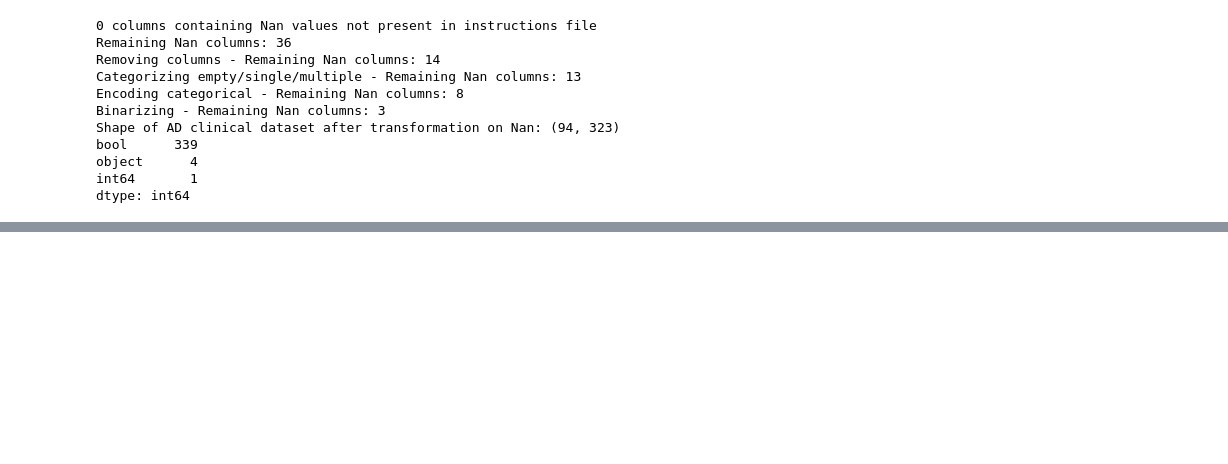
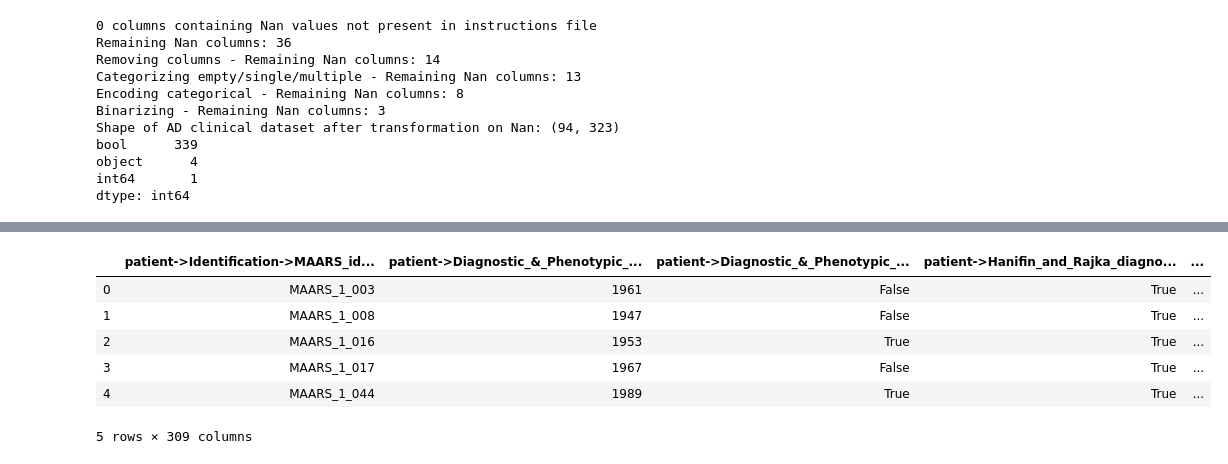
Before and after one commit to dataforgoodfr/batch6_eczema, a Jupyter notebook: preprocessing/data_cleaning.ipynb, the cells around one changed output, grey strips where cells are left out. Saved outputs shown, nothing was run; the diff lists cells and outputs as text; code cells hidden in the pictures; blank space fills up the shorter version.

```diff
--- a/preprocessing/data_cleaning.ipynb
+++ b/preprocessing/data_cleaning.ipynb
@@ -318,3 +318,30 @@ final_data.shape
+# %%
+## Merge columns
+with open('to_merge.txt', 'r', encoding="ISO-8859-1") as file:
+    data = file.read()
+elements = data.split('\n\n\n')
+for elem in elements:
+    list_to_merge = elem.split('\n\n')
+    new_column = list_to_merge[0].strip().strip('"')
+    columns = list_to_merge[1:]
+    values = ad_df[columns].sum(axis = 1, skipna = True).apply(lambda x: 1 if x>0 else 0)
+    split = new_column.split('->')
+    to_remove = True
+    if len(split)> 0:
+        new_column = ("->").join(columns[0].split('->')[:-1]) + '->' + split[0].strip().strip('"')
+        to_remove = False
+    ad_df[new_column] = values
+    if to_remove:
+        ad_df = ad_df.drop(columns, axis=1)
+ad_df.head()
+# %% [output]
+|  | patient->Identification->MAARS_id... | patient->Diagnostic_&_Phenotypic_... | patient->Diagnostic_&_Phenotypic_... | patient->Hanifin_and_Rajka_diagno... | ... |
+| 0 | MAARS_1_003 | 1961 | False | True | ... |
+| 1 | MAARS_1_008 | 1947 | False | True | ... |
+| 2 | MAARS_1_016 | 1953 | True | True | ... |
+| 3 | MAARS_1_017 | 1967 | False | True | ... |
+| 4 | MAARS_1_044 | 1989 | True | True | ... |
+5 rows × 309 columns
 # %%
 # Create Masks to encode specific columns
 def apply_mask(mask, dataframe):
```
Also changed, not shown: parts of 6 cells of this notebook, 2 other files.
